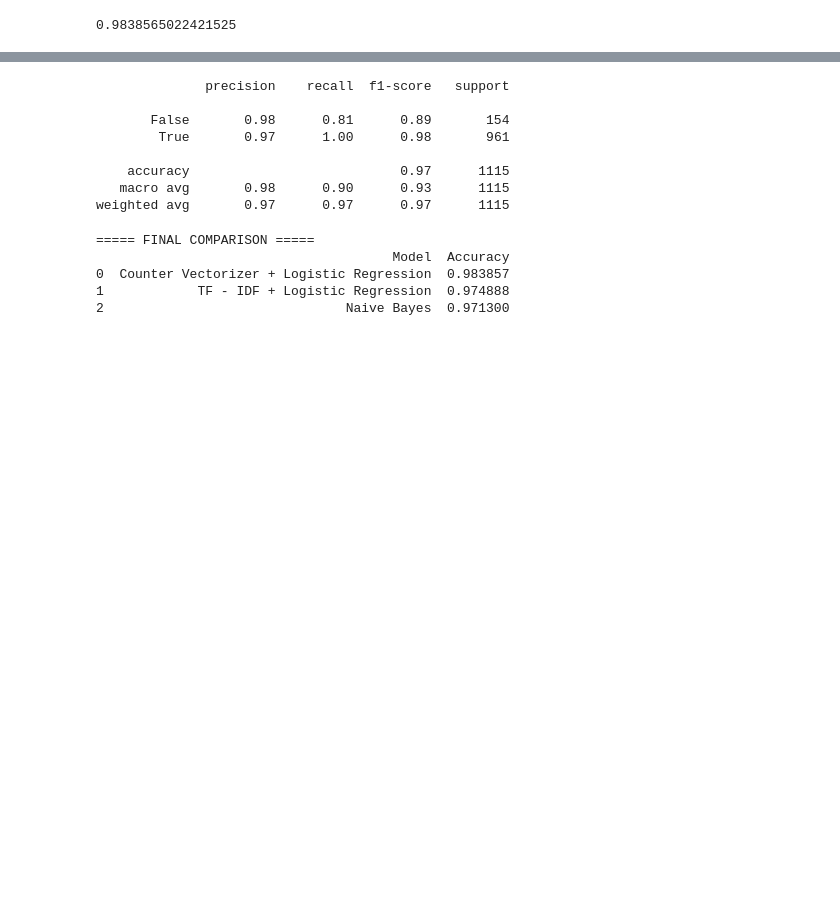
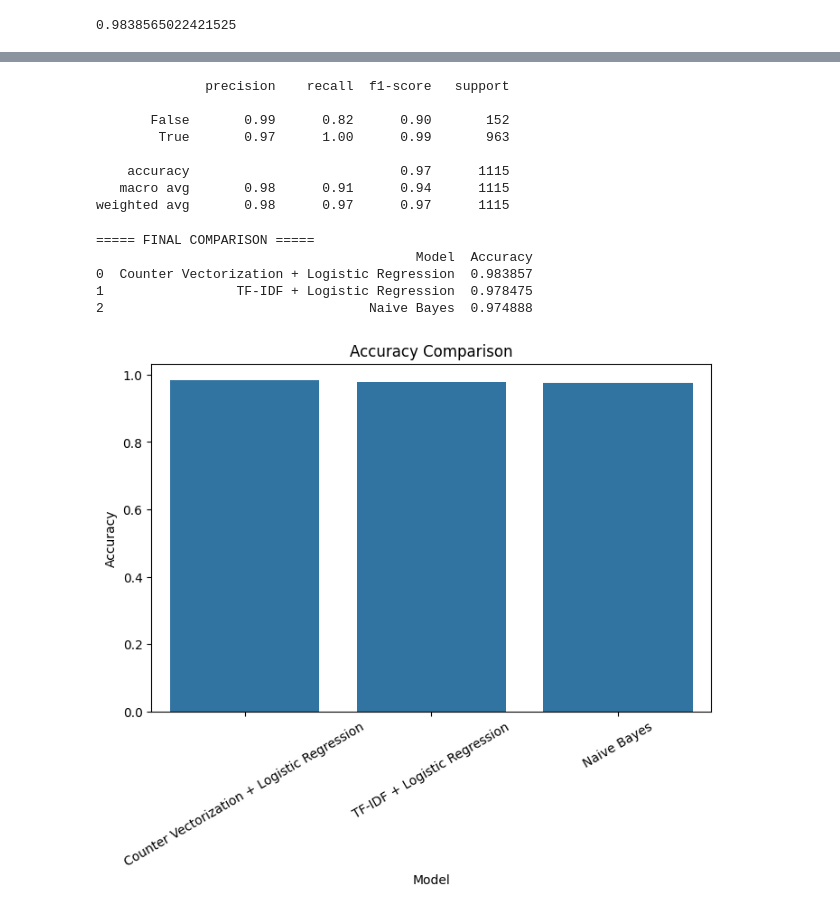
Before and after one commit to AaryanVibeCoder/nlp-vectorization-model-comparison, a Jupyter notebook: notebooks/vectorization_and_model.ipynb, the cells around one changed output, grey strips where cells are left out. Saved outputs shown, nothing was run; the diff lists cells and outputs as text; code cells hidden in the pictures; blank space fills up the shorter version.

```diff
--- a/notebooks/vectorization_and_model.ipynb
+++ b/notebooks/vectorization_and_model.ipynb
@@ -112,7 +114,7 @@ accuracy_score(y_test, y_pred)
 0.9838565022421525
 # %%
 print(classification_report(y_test, y_pred))
-results.append(['Counter Vectorizer + Logistic Regression', accuracy_score(y_test, y_pred)])
+results.append(['Counter Vectorization + Logistic Regression', accuracy_score(y_test, y_pred)])
 # %% [output]
               precision    recall  f1-score   support
 
@@ -200,19 +202,19 @@ results.append(['Naive Bayes', accuracy_score(y_test, y_pred)])
 # %% [output]
               precision    recall  f1-score   support
 
-       False       0.98      0.81      0.89       154
-        True       0.97      1.00      0.98       961
+       False       0.99      0.82      0.90       152
+        True       0.97      1.00      0.99       963
 
     accuracy                           0.97      1115
-   macro avg       0.98      0.90      0.93      1115
-weighted avg       0.97      0.97      0.97      1115
+   macro avg       0.98      0.91      0.94      1115
+weighted avg       0.98      0.97      0.97      1115
 # %%
 df_results = pd.DataFrame(results, columns=["Model", "Accuracy"])
 print("\n===== FINAL COMPARISON =====")
 print(df_results.sort_values(by="Accuracy", ascending=False))
 # %% [output]
 ===== FINAL COMPARISON =====
-                                      Model  Accuracy
-0  Counter Vectorizer + Logistic Regression  0.983857
-1            TF - IDF + Logistic Regression  0.974888
-2                               Naive Bayes  0.971300
+                                         Model  Accuracy
+0  Counter Vectorization + Logistic Regression  0.983857
+1                 TF-IDF + Logistic Regression  0.978475
+2                                  Naive Bayes  0.974888
@@ -218,0 +226,10 @@ print(df_results.sort_values(by="Accuracy", ascending=False))
+# %%
+#-------ACCURACY COMPARISON (BAR PLOT)------
+
+plt.figure(figsize=(8,5))
+sns.barplot(data=df_results, x='Model', y='Accuracy')
+plt.title("Accuracy Comparison")
+plt.xticks(rotation=30)
+plt.show()
+# %% [output]
+[figure, added]
```
Also changed, not shown: parts of 12 cells of this notebook, 3 other files.
